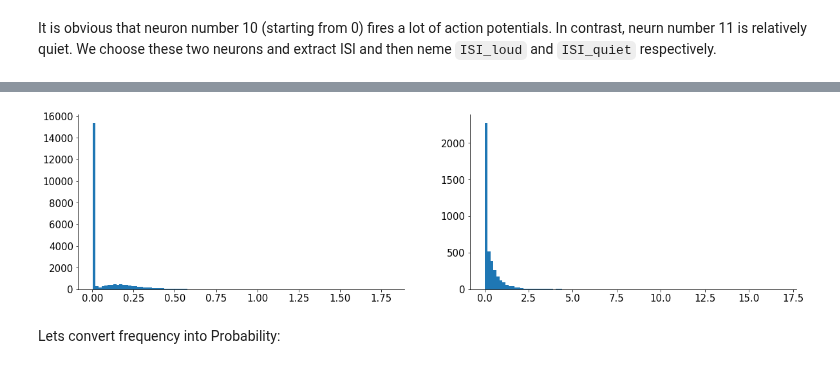
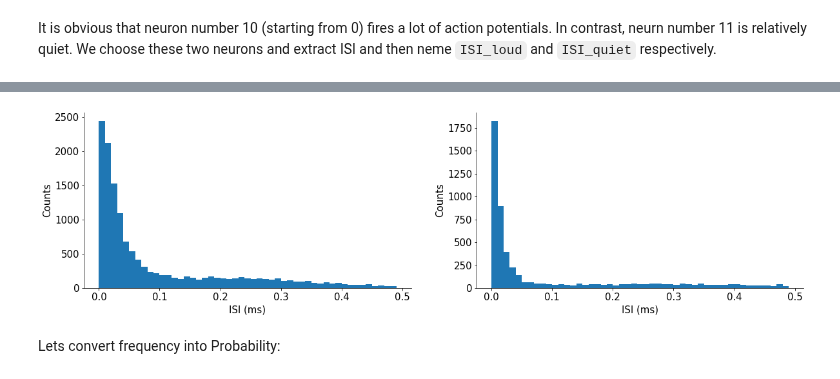
Before and after one commit to MiladQolami/Neural-Data-Analysis, a Jupyter notebook: SpikingVariablity/SpikingVariablity.ipynb, the cells around one changed output, grey strips where cells are left out. Cells and saved outputs as stored; diff of their text form; code cells hidden in the pictures.

```diff
--- a/SpikingVariablity/SpikingVariablity.ipynb
+++ b/SpikingVariablity/SpikingVariablity.ipynb
@@ -29,7 +29,7 @@ import scipy.io as sio
 %matplotlib inline
 
 plt.rcParams['figure.figsize'] = [20,5]
-plt.rcParams['font.size'] = 15
+plt.rcParams['font.size'] = 12
 plt.rcParams['axes.spines.right'] = False
 plt.rcParams['axes.spines.top'] = False
 # %%
@@ -224,8 +218,8 @@ Resolving deltas: 100% (218/218), done.
 # %%
-# Extract spike times in first 5 min of recording
+# Extract spike times in first 10 senconds of recording
 spike_times_5 = []
 for i in range(14):
-  idx = (data['spikes'][i][0] < 300).flatten()
+  idx = (data['spikes'][i][0] < 20).flatten()
   spike_time_i = data['spikes'][i][0][idx,0]
   spike_times_5.append(spike_time_i)
 # %%
@@ -237,7 +231,7 @@ plt.show()
 It is obvious that neuron number 10 (starting from 0) fires a lot of action potentials. In contrast, neurn number 11 is relatively quiet. We choose these two neurons and extract ISI and then neme `ISI_loud` and `ISI_quiet` respectively.
 # %%
 spike_times = []
-for i in [10,11]:
+for i in [0,3]:
   spike_time_i = (data['spikes'][i][0] ).flatten()
   spike_times.append(spike_time_i)
 
@@ -246,7 +253,8 @@ ISI_quiet = np.diff(spike_times[1])
 # %%
 fig,ax = plt.subplots(1,2)
-ax[0].hist(ISI_loud,bins= 100)
-ax[1].hist(ISI_quiet,bins= 100)
+ax[0].hist(ISI_loud,time_bins)
+ax[1].hist(ISI_quiet,time_bins)
+plt.setp(ax,ylabel = 'Counts',xlabel = 'ISI (ms)')
 plt.show()
 # %% [output]
-[figure, old version]
+[figure, new version]
```
Also changed, not shown: parts of 5 cells of this notebook.
